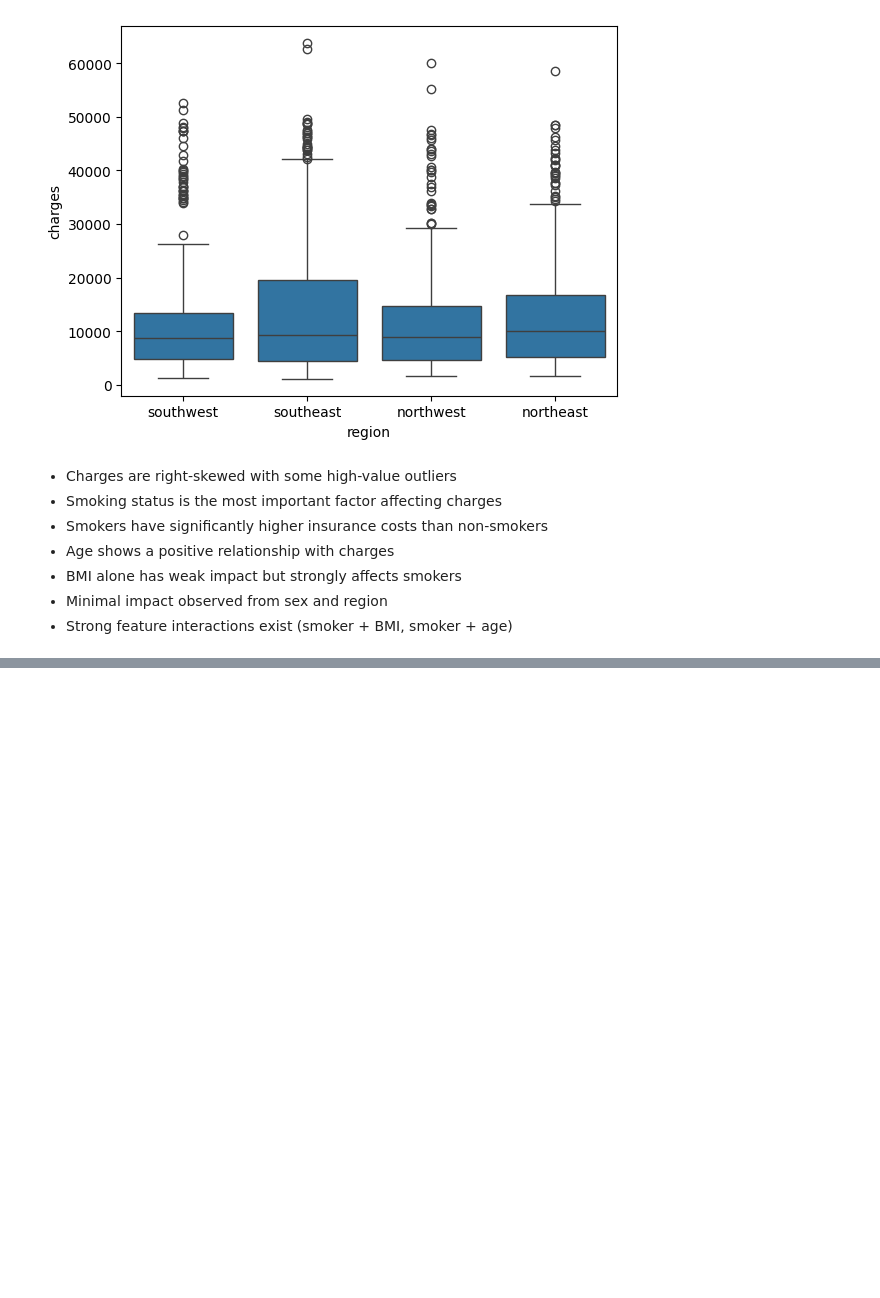
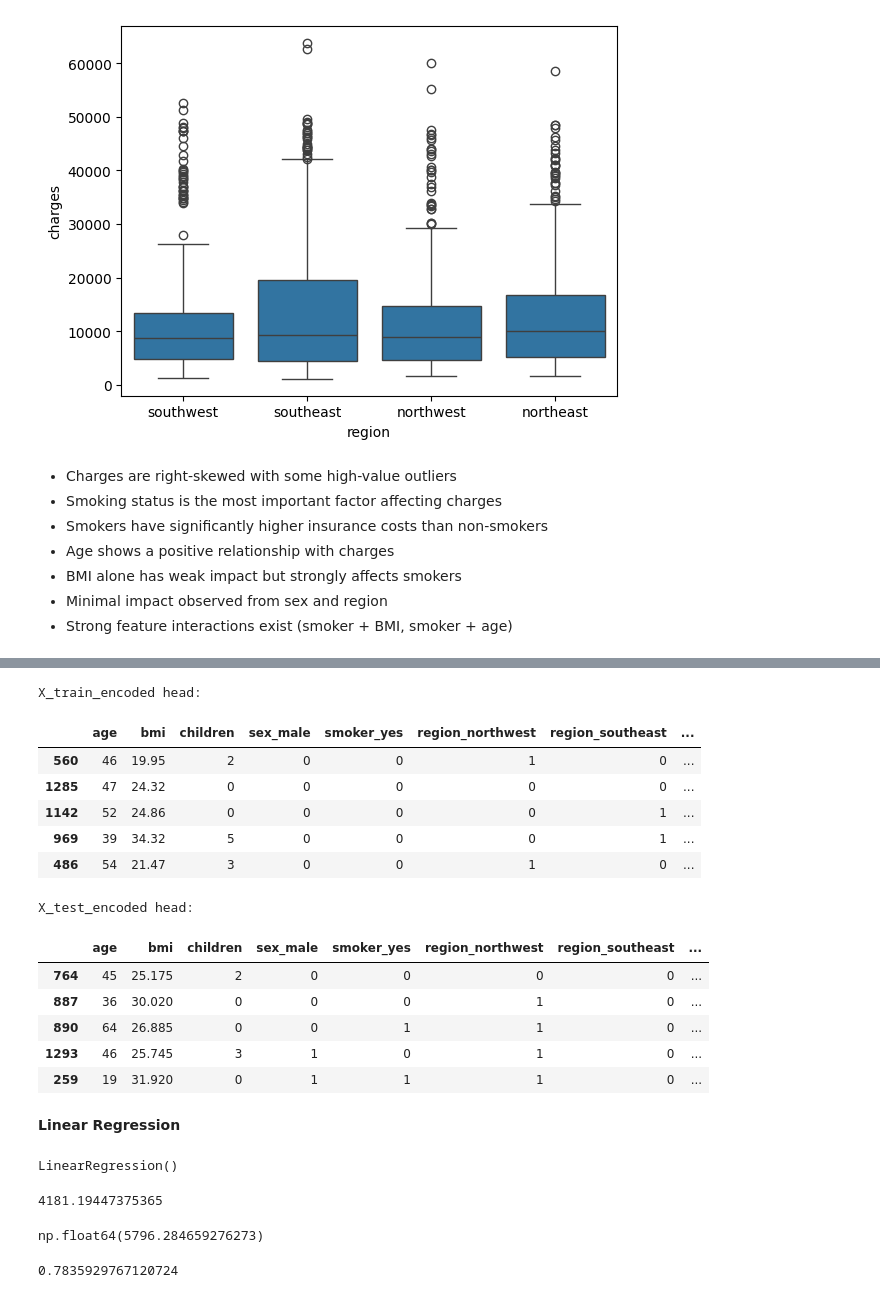
Before and after one commit to Revanth-reddy080/Medical-Insurance-Cost-Prediction, a Jupyter notebook: notebooks/insurance_cost.ipynb, the cells around one changed output, grey strips where cells are left out. Drawn from its saved outputs; the diff is of its cells as text; code cells hidden in the pictures; blank space fills up the shorter version.

```diff
--- a/notebooks/insurance_cost.ipynb
+++ b/notebooks/insurance_cost.ipynb
@@ -154,0 +186,34 @@ sns.boxplot(x="region", y="charges", data=df)
+# %%
+X_train_encoded = pd.get_dummies(X_train, columns=['sex', 'smoker', 'region'], drop_first=True, dtype=int)
+X_test_encoded = pd.get_dummies(X_test, columns=['sex', 'smoker', 'region'], drop_first=True, dtype=int)
+
+print("X_train_encoded head:")
+display(X_train_encoded.head())
+
+print("X_test_encoded head:")
+display(X_test_encoded.head())
+# %% [output]
+X_train_encoded head:
+|  | age | bmi | children | sex_male | smoker_yes | region_northwest | region_southeast | ... |
+| 560 | 46 | 19.95 | 2 | 0 | 0 | 1 | 0 | ... |
+| 1285 | 47 | 24.32 | 0 | 0 | 0 | 0 | 0 | ... |
+| 1142 | 52 | 24.86 | 0 | 0 | 0 | 0 | 1 | ... |
+| 969 | 39 | 34.32 | 5 | 0 | 0 | 0 | 1 | ... |
+| 486 | 54 | 21.47 | 3 | 0 | 0 | 1 | 0 | ... |
+X_test_encoded head:
+|  | age | bmi | children | sex_male | smoker_yes | region_northwest | region_southeast | ... |
+| 764 | 45 | 25.175 | 2 | 0 | 0 | 0 | 0 | ... |
+| 887 | 36 | 30.020 | 0 | 0 | 0 | 1 | 0 | ... |
+| 890 | 64 | 26.885 | 0 | 0 | 1 | 1 | 0 | ... |
+| 1293 | 46 | 25.745 | 3 | 1 | 0 | 1 | 0 | ... |
+| 259 | 19 | 31.920 | 0 | 1 | 1 | 1 | 0 | ... |
+# %% [markdown]
+**Linear Regression**
+# %%
+from sklearn.linear_model import LinearRegression
+from sklearn.metrics import mean_squared_error, r2_score
+
+linear_model=LinearRegression()
+linear_model.fit(X_train_encoded,y_train)
+# %% [output]
+LinearRegression()
@@ -154,0 +222,15 @@ sns.boxplot(x="region", y="charges", data=df)
+# %%
+from sklearn.metrics import mean_absolute_error
+import numpy as np
+
+mean_absolute_error(y_test, y_predict)
+# %% [output]
+4181.19447375365
+# %%
+np.sqrt(mean_squared_error(y_test, y_predict))
+# %% [output]
+np.float64(5796.284659276273)
+# %%
+r2_score(y_test, y_predict)
+# %% [output]
+0.7835929767120724
```
Also changed, not shown: parts of 26 cells of this notebook.
